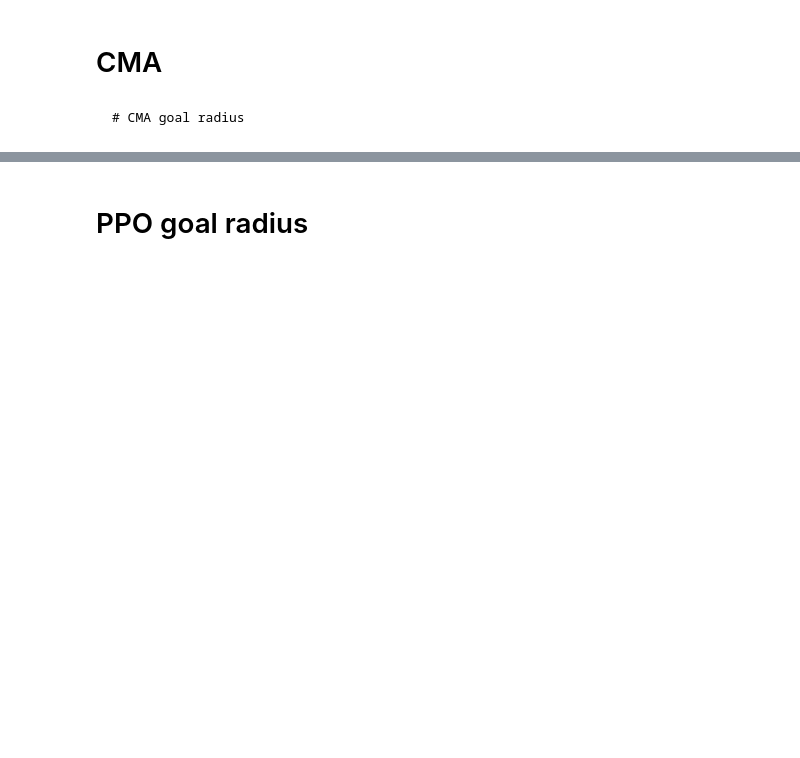
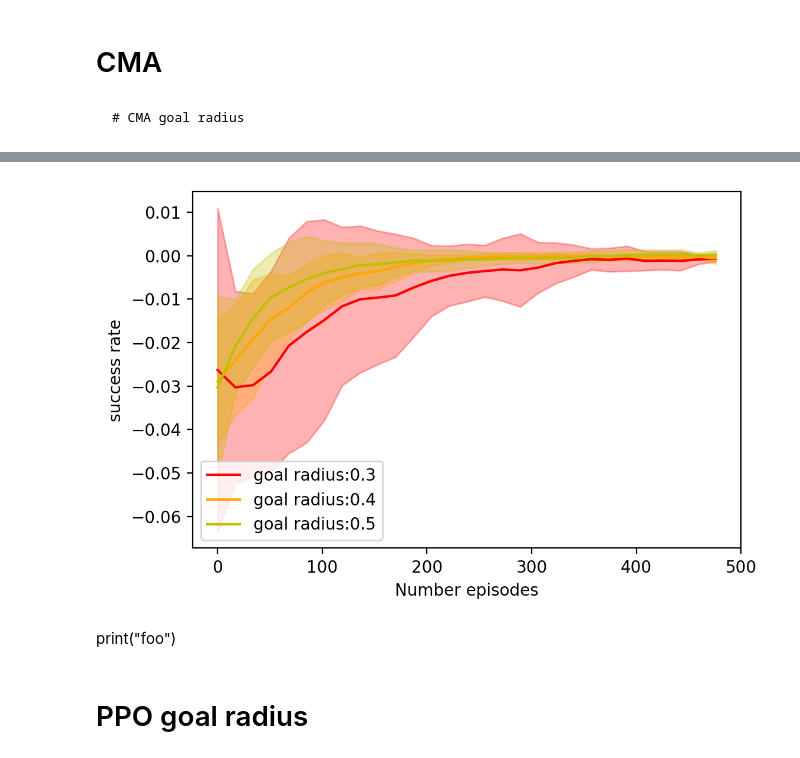
Before and after one commit to lagrassa/baselines, a Jupyter notebook: plotting.ipynb, the cells around one changed output, grey strips where cells are left out. Drawn from its saved outputs; the diff is of its cells as text; code cells hidden in the pictures; blank space fills up the shorter version.

```diff
--- a/plotting.ipynb
+++ b/plotting.ipynb
@@ -122,0 +209,4 @@ params['obs_noise_std']=0.0
+# %%
+plot_changing_factor(params_scoop,"goal_radius",goal_radiuses=[0.3, 0.4, 0.5],eps_per_iter =17, smoothing=10,cutoff=500//17)
+# %% [output]
+[figure, added]
@@ -123,2 +221,4 @@ params['obs_noise_std']=0.0
+# %% [markdown]
+print("foo")
 # %% [markdown]
 # PPO goal radius
```
Also changed, not shown: parts of 23 cells of this notebook, 7 other files.
